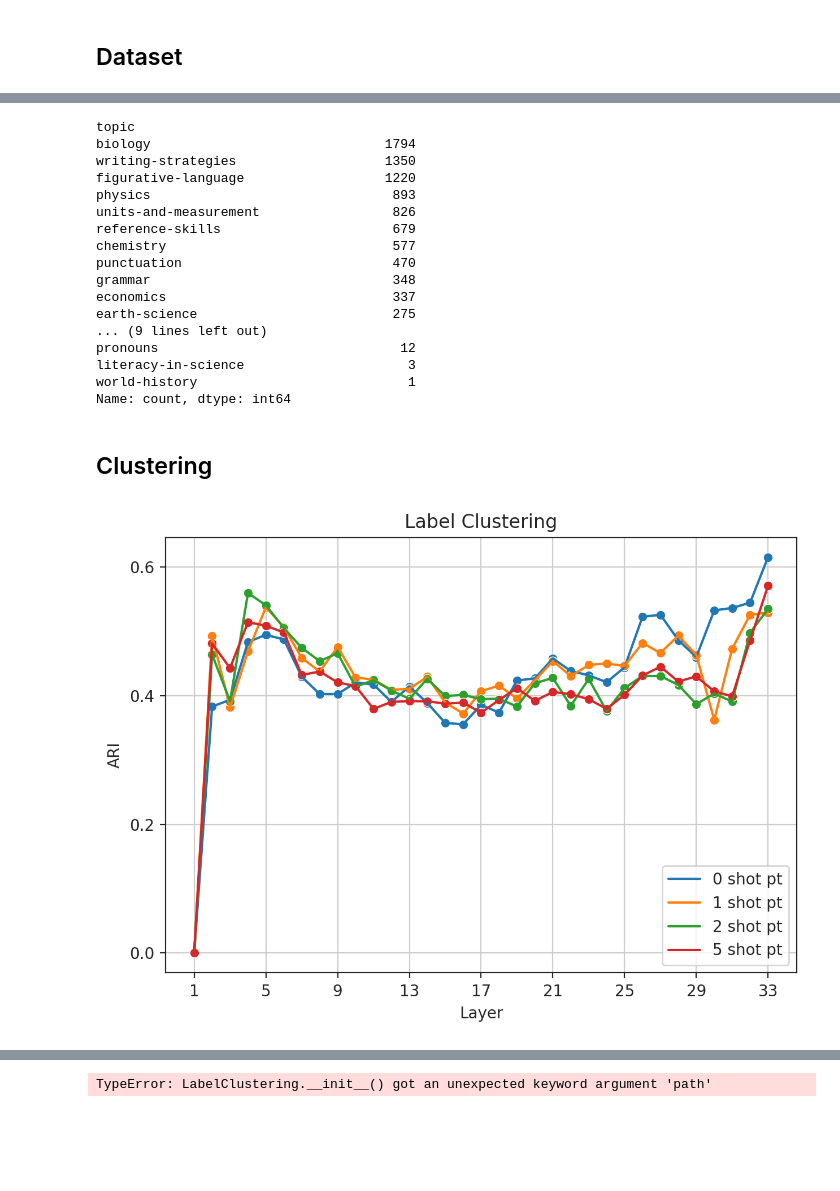
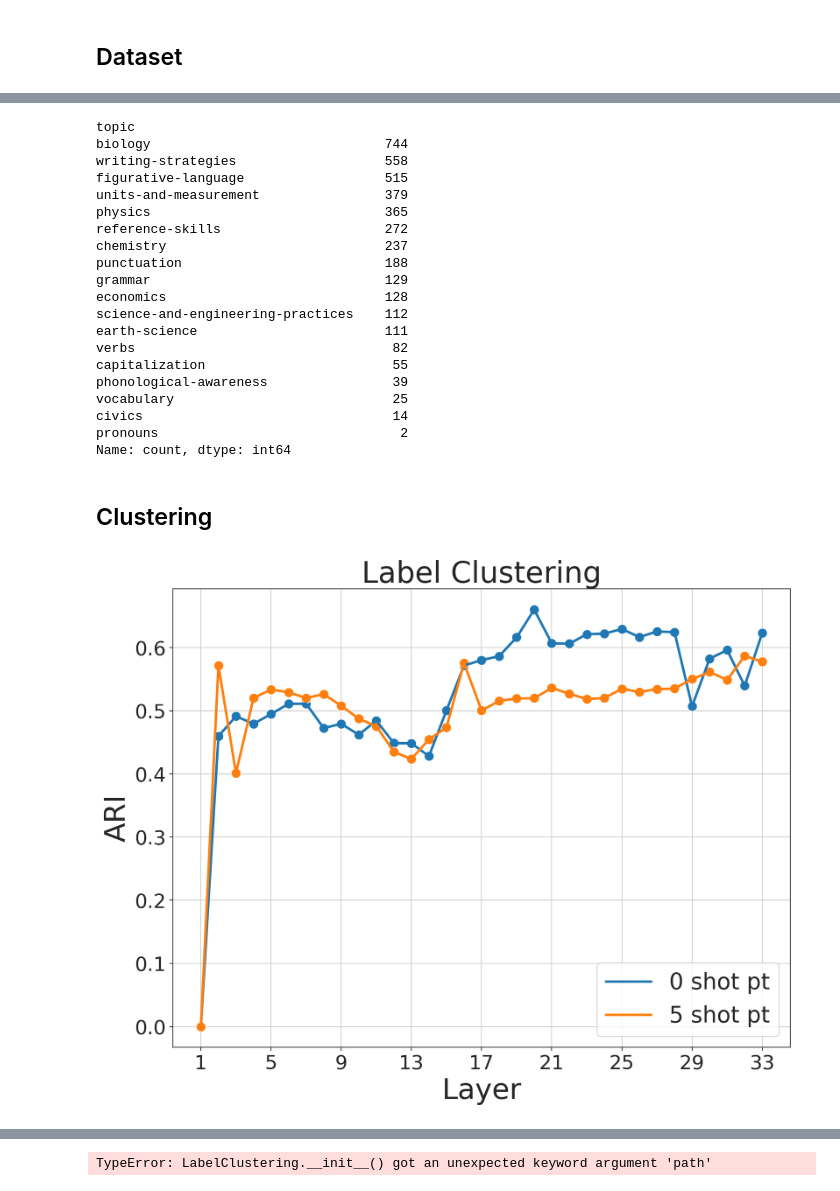
Before and after one commit to diegodoimo/geometry_icl_finetuning, a Jupyter notebook: notebook/science_qa.ipynb, the cells around one changed output, grey strips where cells are left out. Drawn from its saved outputs; the diff is of its cells as text; code cells hidden in the pictures; blank space fills up the shorter version.

```diff
--- a/notebook/science_qa.ipynb
+++ b/notebook/science_qa.ipynb
@@ -48,15 +48,14 @@ def plotter(data, title, ylabel):
     names = ["0 shot pt",
             "1 shot pt",
             "2 shot pt",
-            "5 shot pt"]
+            "5 shot pt",
+            "0 shot ft"]
             #"0 shot ft"]
-    markerstyle = ['o', 'o', 'o', 'o']#, 'x']
+    markerstyle = ['o', 'o', 'o', 'o', 'x']
 
     for int_dim, label, markerstyle in zip(data, names, markerstyle):
-        new_arr = np.zeros(len(int_dim)+1)
-        new_arr[1:] = int_dim
-        sns.scatterplot(x=layers, y=new_arr, marker= markerstyle)
-        sns.lineplot(x=layers, y=new_arr, label=label)
+        sns.scatterplot(x=layers, y=int_dim, marker= markerstyle)
+        sns.lineplot(x=layers, y=int_dim, label=label)
 
 
     plt.xlabel("Layer")
@@ -73,8 +72,10 @@ def plotter(data, title, ylabel):
 # %% [markdown]
 ## Dataset
 # %%
-train_path = Path("/orfeo/cephfs/scratch/area/ddoimo/open/geometric_lens/repo/diego/science_qa/category_partition/train")
-test_path = Path("/orfeo/cephfs/scratch/area/ddoimo/open/geometric_lens/repo/diego/science_qa/category_partition/test")
+train_path = Path("/u/dssc/zenocosini/helm_suite/generation/representation_landscape_fs_ft/.dataset/ScienceQA/category_partition/train")
+# test_path = Path("/orfeo/cephfs/scratch/area/ddoimo/open/geometric_lens/repo/diego/science_qa/category_partition/test")
+#train_path = Path("/u/dssc/zenocosini/helm_suite/generation/representation_landscape_fs_ft/.dataset/ScienceQA/category_partition/train")
+test_path = Path("/u/dssc/zenocosini/helm_suite/generation/representation_landscape_fs_ft/.dataset/ScienceQA/category_partition/test")
 train = datasets.load_from_disk(train_path).to_pandas()
 test = datasets.load_from_disk(test_path).to_pandas()
 # %%
@@ -134,60 +175,68 @@ topic_to_include = [
     "biology",
     "physics",
     "chemistry",
-    "grammar",
+    # "grammar",
     "economics",
-    "earth science",
-    "us-history",
-    "world-history",
+    # "earth science",
 ]
 
 rows_to_keep = test.query(f"topic in {topic_to_include}").index.to_numpy()
 # %% [output]
 topic
-biology                              1794
-writing-strategies                   1350
-figurative-language                  1220
-physics                               893
-units-and-measurement                 826
-reference-skills                      679
-chemistry                             577
-punctuation                           470
-grammar                               348
-economics                             337
-earth-science                         275
-... (9 lines left out)
-pronouns                               12
-literacy-in-science                     3
-world-history                           1
+biology                              744
+writing-strategies                   558
+figurative-language                  515
+units-and-measurement                379
+physics                              365
+reference-skills                     272
+chemistry                            237
+punctuation                          188
+grammar                              129
+economics                            128
+science-and-engineering-practices    112
+earth-science                        111
+verbs                                 82
+capitalization                        55
+phonological-awareness                39
+vocabulary                            25
+civics                                14
+pronouns                               2
 Name: count, dtype: int64
+# %%
+with open("/orfeo/cephfs/scratch/area/ddoimo/open/geometric_lens/repo/results/scienceqa/few_shot_category/evaluated_test/llama-3-8b/5shot/statistics_target.pkl", "rb") as f:
+    statistics = pickle.load(f)
 # %% [markdown]
 ## Clustering
 # %%
 _PATH = Path("/orfeo/cephfs/scratch/area/ddoimo/open/geometric_lens"
              "/repo/results/scienceqa/few_shot_category/evaluated_test/llama-3-8b")
-
-shot = [0,1,2,5]
+_PATH = Path("/orfeo/scratch/dssc/zenocosini/scienceqa/result/scienceqa/"
+             "few_shot_category/evaluated_test/meta-llama-3-8b/")
+shot = [0, 5]
 data_subjects = []
 # labels = preprocess_label(topics, 32)
-labels = preprocess_label(topics, 32)
+#labels = preprocess_label(topics, 32)
 
-labels = preprocess_label(subjects, 32)
+#labels = preprocess_label(subjects, 32)
 labels = preprocess_label(categories, 32)
+
+#labels = labels[:, rows_to_keep]
+#labels = preprocess_label(statistics["subjects"], 32)
 labels = labels[:, rows_to_keep]
 for i in shot:
     clustering = LabelClustering()
     out_from_storage = retrieve_from_storage(_PATH / f'{i}shot',
                                             full_tensor=True)
     tensors, _, number_of_layers = out_from_storage
     tensors = tensors[:, rows_to_keep]
 
-    data_subjects.append(clustering.main(z=1.6,
+    data_subjects.append(clustering.main(z=1.68,
                                 tensors=tensors,
                                 labels=labels,
                                 number_of_layers=number_of_layers,
-                                parallel=True))
+                                parallel=False))
 
 ari = [np.array(i['adjusted_rand_score']) for i in data_subjects]
 plotter(ari, "Label Clustering", "ARI")
 # %% [output]
-[figure, old version]
+[figure, new version]
```
Also changed, not shown: parts of 10 cells of this notebook, 27 other files.
